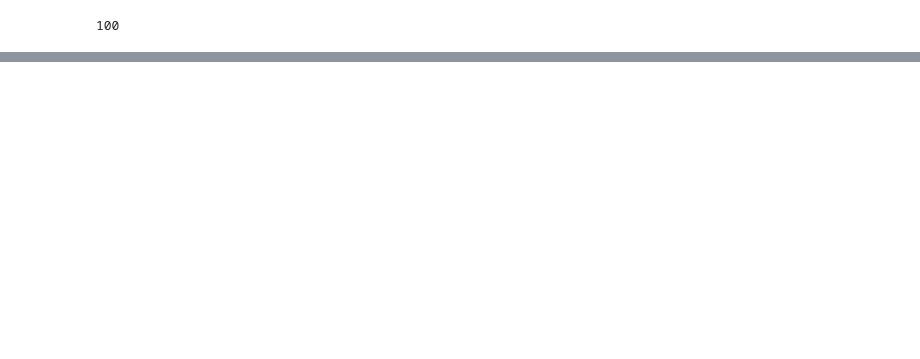
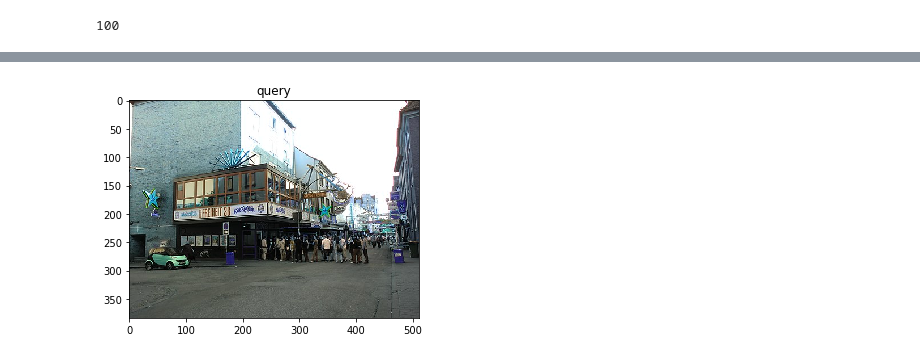
Before and after one commit to mdsalem17/RerankingTransformer, a Jupyter notebook: RRT_GLD/evaluate_viquae.ipynb, the cells around one changed output, grey strips where cells are left out. Saved outputs shown, nothing was run; the diff lists cells and outputs as text; code cells hidden in the pictures; blank space fills up the shorter version.

```diff
--- a/RRT_GLD/evaluate_viquae.ipynb
+++ b/RRT_GLD/evaluate_viquae.ipynb
@@ -54,7 +54,7 @@ train_gnd_file = 'gnd_'+set_name+'.pkl'
 desc_name = 'r50_gldv2'
 sampler = 'triplet'
 split_char  = ';;'
-prefixed = 'humans'
+prefixed = 'non_humans'
 # %%
 cpu = False
 cudnn_flag = 'benchmark'
@@ -802,0 +729,2 @@ query_global.shape, gallery_global.shape
+# %%
+img_dir = osp.join(data_dir, 'jpg/')
@@ -802,0 +737,20 @@ query_global.shape, gallery_global.shape
+# %%
+def load_image(name, img_dir):
+    img_path = osp.join(img_dir, name)
+    img = cv2.imread(img_path)
+    return img
+
+def plot_image(img, category):
+    plt.imshow(img)
+    plt.title(category)
+
+# Plot a grid of examples
+def plot_grid(img_names, img_dir, category='negative', rows=2, cols=5):
+    fig = plt.figure(figsize=(16,9))
+
+    for i, name in enumerate(img_names):
+        fig.add_subplot(rows,cols,i+1)
+        img = load_image(name, img_dir)
+        plot_image(img, category)
+
+    plt.show()
@@ -802,0 +762,5 @@ query_global.shape, gallery_global.shape
+# %%
+img = load_image(gnd['qimlist'][index], img_dir)
+plot_image(img, category='query')
+# %% [output]
+[figure, added]
```
Also changed, not shown: parts of 58 cells of this notebook, 3 other files.
